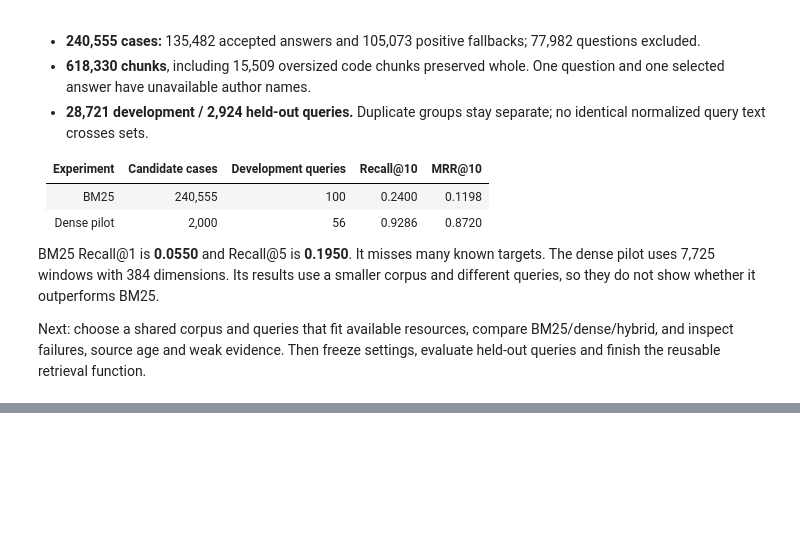
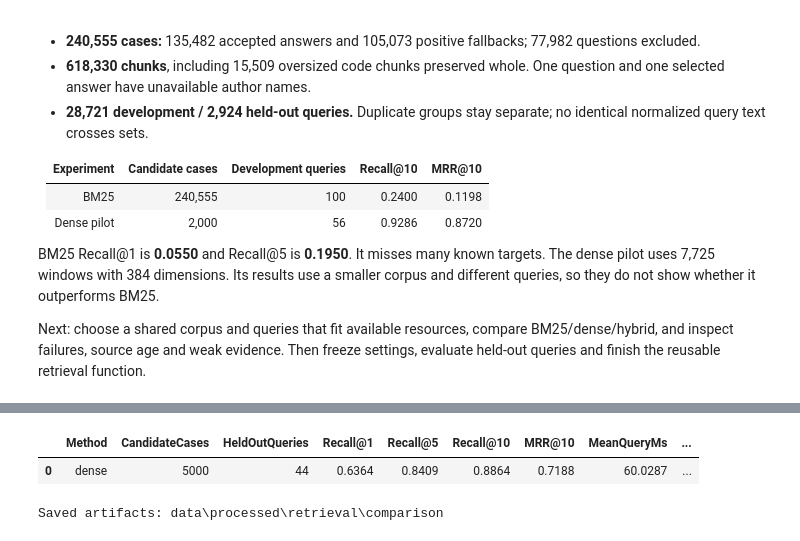
Before and after one commit to Noor-shanti/ResolveX, a Jupyter notebook: notebooks/07_retrieval_preparation.ipynb, the cells around one changed output, grey strips where cells are left out. Saved outputs shown, nothing was run; the diff lists cells and outputs as text; code cells hidden in the pictures; blank space fills up the shorter version.

```diff
--- a/notebooks/07_retrieval_preparation.ipynb
+++ b/notebooks/07_retrieval_preparation.ipynb
@@ -265,0 +442,12 @@ Next: choose a shared corpus and queries that fit available resources, compare B
+# %%
+heldout = evaluate_heldout(retriever, scope)
+final_metrics = pd.DataFrame([{
+    "Method": heldout["method"], "CandidateCases": heldout["candidate_cases"],
+    "HeldOutQueries": heldout["queries"], **heldout["metrics"],
+}]).rename(columns={"milliseconds": "MeanQueryMs", "WeakEvidence": "WeakEvidenceRate"})
+display(final_metrics.round(4))
+print("Saved artifacts:", (db_path.parent / "comparison").relative_to(ROOT))
+# %% [output]
+|  | Method | CandidateCases | HeldOutQueries | Recall@1 | Recall@5 | Recall@10 | MRR@10 | MeanQueryMs | ... |
+| 0 | dense | 5000 | 44 | 0.6364 | 0.8409 | 0.8864 | 0.7188 | 60.0287 | ... |
+Saved artifacts: data\processed\retrieval\comparison
```
Also changed, not shown: parts of 13 cells of this notebook, 3 other files.
